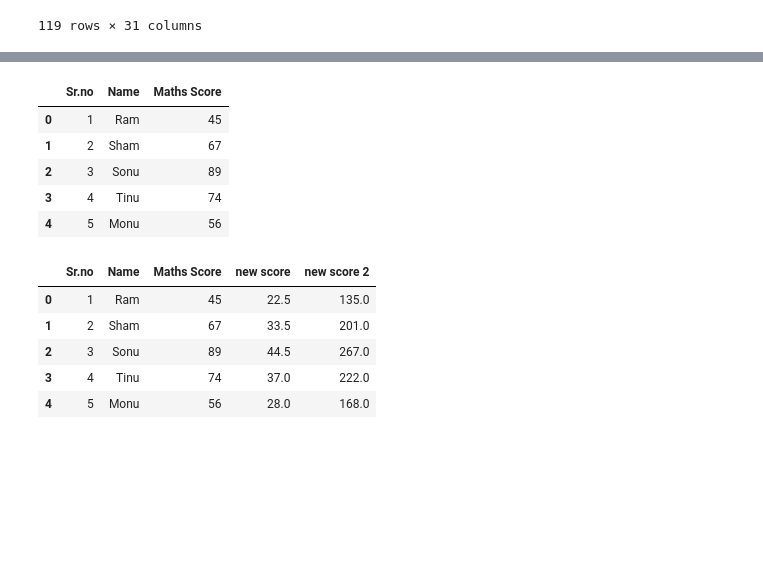
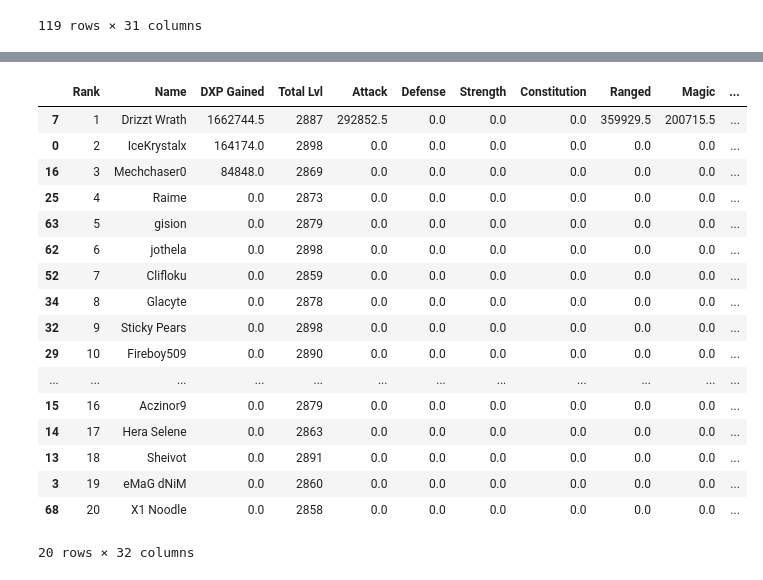
Before and after one commit to jechea14/Automated-RS-Clan-DXP-Competition, a Jupyter notebook: alternative/calc_results.ipynb, the cells around one changed output, grey strips where cells are left out. Drawn from its saved outputs; the diff is of its cells as text; code cells hidden in the pictures; blank space fills up the shorter version.

```diff
--- a/alternative/calc_results.ipynb
+++ b/alternative/calc_results.ipynb
@@ -146,25 +123,26 @@ calculated_df.loc[(calculated_df['Total Lvl'] >= 2851)].sort_values('Total', asc
-# %%
-my_data = {'Sr.no': [1, 2, 3, 4, 5],
-           'Name': ['Ram', 'Sham', 'Sonu',
-                    'Tinu', 'Monu'],
-           'Maths Score': [45, 67, 89, 74, 56]}
-df_dummy = pd.DataFrame(data = my_data)
-df_dummy
-# %% [output]
-|  | Sr.no | Name | Maths Score |
-| 0 | 1 | Ram | 45 |
-| 1 | 2 | Sham | 67 |
-| 2 | 3 | Sonu | 89 |
-| 3 | 4 | Tinu | 74 |
-| 4 | 5 | Monu | 56 |
-# %%
-df_dummy['new score'] = df_dummy['Maths Score']*0.5
-df_dummy['new score 2'] = (df_dummy['Maths Score'] + df_dummy['new score']) * 2
-df_dummy
-# %% [output]
-|  | Sr.no | Name | Maths Score | new score | new score 2 |
-| 0 | 1 | Ram | 45 | 22.5 | 135.0 |
-| 1 | 2 | Sham | 67 | 33.5 | 201.0 |
-| 2 | 3 | Sonu | 89 | 44.5 | 267.0 |
-| 3 | 4 | Tinu | 74 | 37.0 | 222.0 |
-| 4 | 5 | Monu | 56 | 28.0 | 168.0 |
+# %%
+bracketG_data = calculated_df.loc[(calculated_df['Total Lvl'] >= 2851)].sort_values('DXP Gained', ascending=False)
+bracketG_data['Rank'] = range(1, len(bracketG_data) + 1)
+first_column = bracketG_data.pop('Rank')
+# bracketG_data[['Rank', 'Name', 'DXP Gained']].loc[bracketG_data['DXP Gained'] > 0]
+bracketG_data.insert(0, 'Rank', first_column)
+bracketG_data
+# %% [output]
+|  | Rank | Name | DXP Gained | Total Lvl | Attack | Defense | Strength | Constitution | Ranged | Magic | ... |
+| 7 | 1 | Drizzt Wrath | 1662744.5 | 2887 | 292852.5 | 0.0 | 0.0 | 0.0 | 359929.5 | 200715.5 | ... |
+| 0 | 2 | IceKrystalx | 164174.0 | 2898 | 0.0 | 0.0 | 0.0 | 0.0 | 0.0 | 0.0 | ... |
+| 16 | 3 | Mechchaser0 | 84848.0 | 2869 | 0.0 | 0.0 | 0.0 | 0.0 | 0.0 | 0.0 | ... |
+| 25 | 4 | Raime | 0.0 | 2873 | 0.0 | 0.0 | 0.0 | 0.0 | 0.0 | 0.0 | ... |
+| 63 | 5 | gision | 0.0 | 2879 | 0.0 | 0.0 | 0.0 | 0.0 | 0.0 | 0.0 | ... |
+| 62 | 6 | jothela | 0.0 | 2898 | 0.0 | 0.0 | 0.0 | 0.0 | 0.0 | 0.0 | ... |
+| 52 | 7 | Clifloku | 0.0 | 2859 | 0.0 | 0.0 | 0.0 | 0.0 | 0.0 | 0.0 | ... |
+| 34 | 8 | Glacyte | 0.0 | 2878 | 0.0 | 0.0 | 0.0 | 0.0 | 0.0 | 0.0 | ... |
+| 32 | 9 | Sticky Pears | 0.0 | 2898 | 0.0 | 0.0 | 0.0 | 0.0 | 0.0 | 0.0 | ... |
+| 29 | 10 | Fireboy509 | 0.0 | 2890 | 0.0 | 0.0 | 0.0 | 0.0 | 0.0 | 0.0 | ... |
+| ... | ... | ... | ... | ... | ... | ... | ... | ... | ... | ... | ... |
+| 15 | 16 | Aczinor9 | 0.0 | 2879 | 0.0 | 0.0 | 0.0 | 0.0 | 0.0 | 0.0 | ... |
+| 14 | 17 | Hera Selene | 0.0 | 2863 | 0.0 | 0.0 | 0.0 | 0.0 | 0.0 | 0.0 | ... |
+| 13 | 18 | Sheivot | 0.0 | 2891 | 0.0 | 0.0 | 0.0 | 0.0 | 0.0 | 0.0 | ... |
+| 3 | 19 | eMaG dNiM | 0.0 | 2860 | 0.0 | 0.0 | 0.0 | 0.0 | 0.0 | 0.0 | ... |
+| 68 | 20 | X1 Noodle | 0.0 | 2858 | 0.0 | 0.0 | 0.0 | 0.0 | 0.0 | 0.0 | ... |
+20 rows × 32 columns
```
Also changed, not shown: parts of 11 cells of this notebook, 3 other files.
